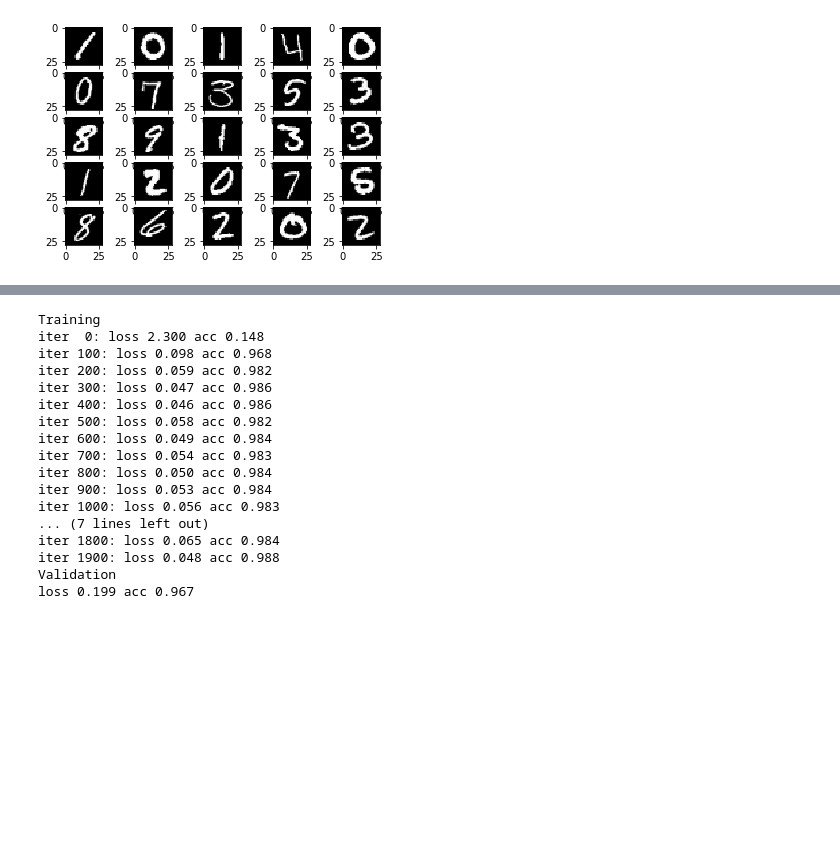
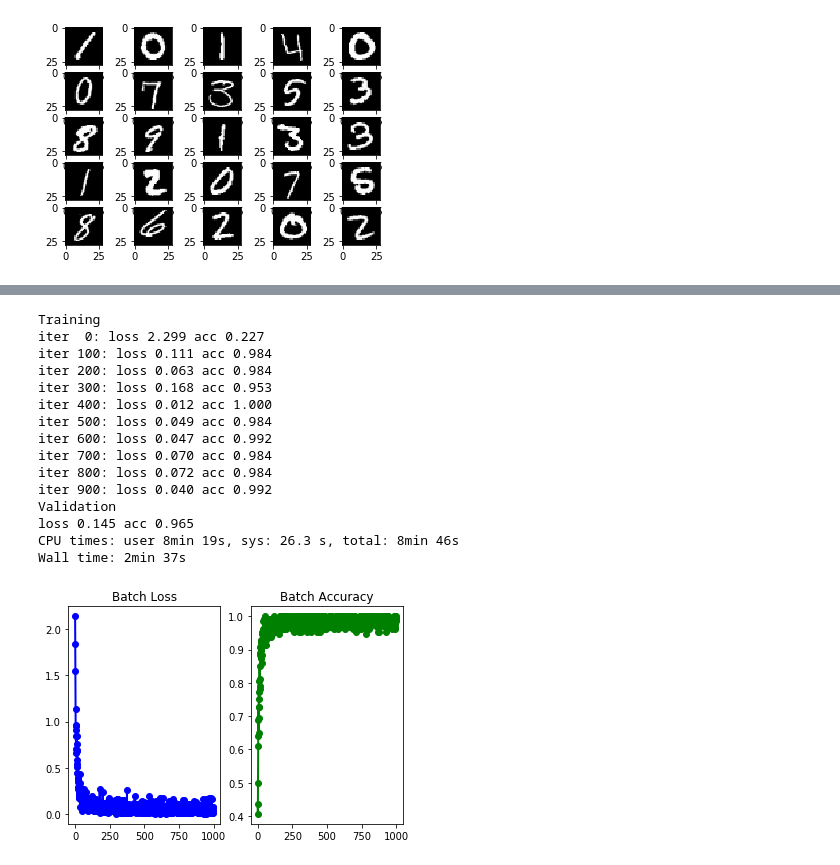
Before and after one commit to 6chaoran/DataStory, a Jupyter notebook: kaggle-digits/kaggle_digit_tensorflow.ipynb, the cells around one changed output, grey strips where cells are left out. Drawn from its saved outputs; the diff is of its cells as text; code cells hidden in the pictures; blank space fills up the shorter version.

```diff
--- a/kaggle-digits/kaggle_digit_tensorflow.ipynb
+++ b/kaggle-digits/kaggle_digit_tensorflow.ipynb
@@ -74,10 +44,8 @@ for i in range(n):
 # %%
-import tensorflow as tf
-
 n,dim = X.shape
 index = np.arange(n)
 np.random.shuffle(index)
-cut = 8*n/10
+cut = int(0.7*n)
 inTrain = index[:cut]
 inVal = index[cut:]
 
@@ -196,33 +255,0 @@ def run_model(model,X_train,Y_train,X_val,Y_val,lr = 1e-3,Reg = 0.0, maxIter = 2
-# %%
-## define a CNN
-def CNN(x,y,reg):
-
-    x_fold = tf.reshape(x,[-1,28,28,1])
-
-    ## init filters
-    Wconv1 = init_weight([5,5,1,32])
-    Bconv1 = init_bias([32])
-
-    ## init weight and bias
-    Wfc1 = init_weight([6*6*32,1024])
-    Bfc1 = init_bias([1024])
-    Wfc2 = init_weight([1024,10])
-    Bfc2 = init_bias([10])
-
-    ## two layer nn
-    a1 = tf.nn.relu(conv2d(x_fold,Wconv1)+Bconv1) #conv1
-    a2 = tf.nn.relu(max_pool_2x2(a1)) #maxpool1
-    a3 = tf.matmul(tf.reshape(a2,[-1,6*6*32]),Wfc1)+Bfc1 #full-connected 1
-    y_out = tf.matmul(a3,Wfc2)+Bfc2 # fully-connected 2
-
-    ## get loss
-    y_ohe = tf.one_hot(tf.cast(y,tf.int32),10)
-    total_loss = tf.losses.softmax_cross_entropy(onehot_labels=y_ohe,logits=y_out)
-    mean_loss = tf.reduce_mean(total_loss)
-    reg_loss = tf.reduce_mean(tf.square(Wfc1)) + tf.reduce_mean(tf.square(Wfc2))
-    loss = mean_loss + reg * reg_loss
-
-    ##  get accuracy
-    y_ = tf.cast(tf.argmax(y_out,axis=1), tf.int8)
-    acc = tf.reduce_mean(tf.cast(tf.equal(y_,y),tf.float32))
-    return y_out, loss, acc
@@ -293,2 +255,0 @@ def deep_CNN(x,y,reg = 0.3):
-# %%
-run_model(simple_model, X_train, Y_train, X_val, Y_val,lr=1e-3, maxIter=2000,batchSize=256,Reg=0.3)
@@ -313,21 +275,20 @@ loss 0.321 acc 0.964
 # %%
-run_model(CNN, X_train, Y_train, X_val, Y_val,lr=1e-3, maxIter=2000,batchSize=256,Reg=0.3)
+%time run_model(CNN, X_train, Y_train, X_val, Y_val,maxIter=1000)
 # %% [output]
 Training
-iter  0: loss 2.300 acc 0.148
-iter 100: loss 0.098 acc 0.968
-iter 200: loss 0.059 acc 0.982
-iter 300: loss 0.047 acc 0.986
-iter 400: loss 0.046 acc 0.986
-iter 500: loss 0.058 acc 0.982
-iter 600: loss 0.049 acc 0.984
-iter 700: loss 0.054 acc 0.983
-iter 800: loss 0.050 acc 0.984
-iter 900: loss 0.053 acc 0.984
-iter 1000: loss 0.056 acc 0.983
-... (7 lines left out)
-iter 1800: loss 0.065 acc 0.984
-iter 1900: loss 0.048 acc 0.988
+iter  0: loss 2.299 acc 0.227
+iter 100: loss 0.111 acc 0.984
+iter 200: loss 0.063 acc 0.984
+iter 300: loss 0.168 acc 0.953
+iter 400: loss 0.012 acc 1.000
+iter 500: loss 0.049 acc 0.984
+iter 600: loss 0.047 acc 0.992
+iter 700: loss 0.070 acc 0.984
+iter 800: loss 0.072 acc 0.984
+iter 900: loss 0.040 acc 0.992
 Validation
-loss 0.199 acc 0.967
+loss 0.145 acc 0.965
+CPU times: user 8min 19s, sys: 26.3 s, total: 8min 46s
+Wall time: 2min 37s
+[figure, added]
 # %%
```
Also changed, not shown: parts of 29 cells of this notebook.
